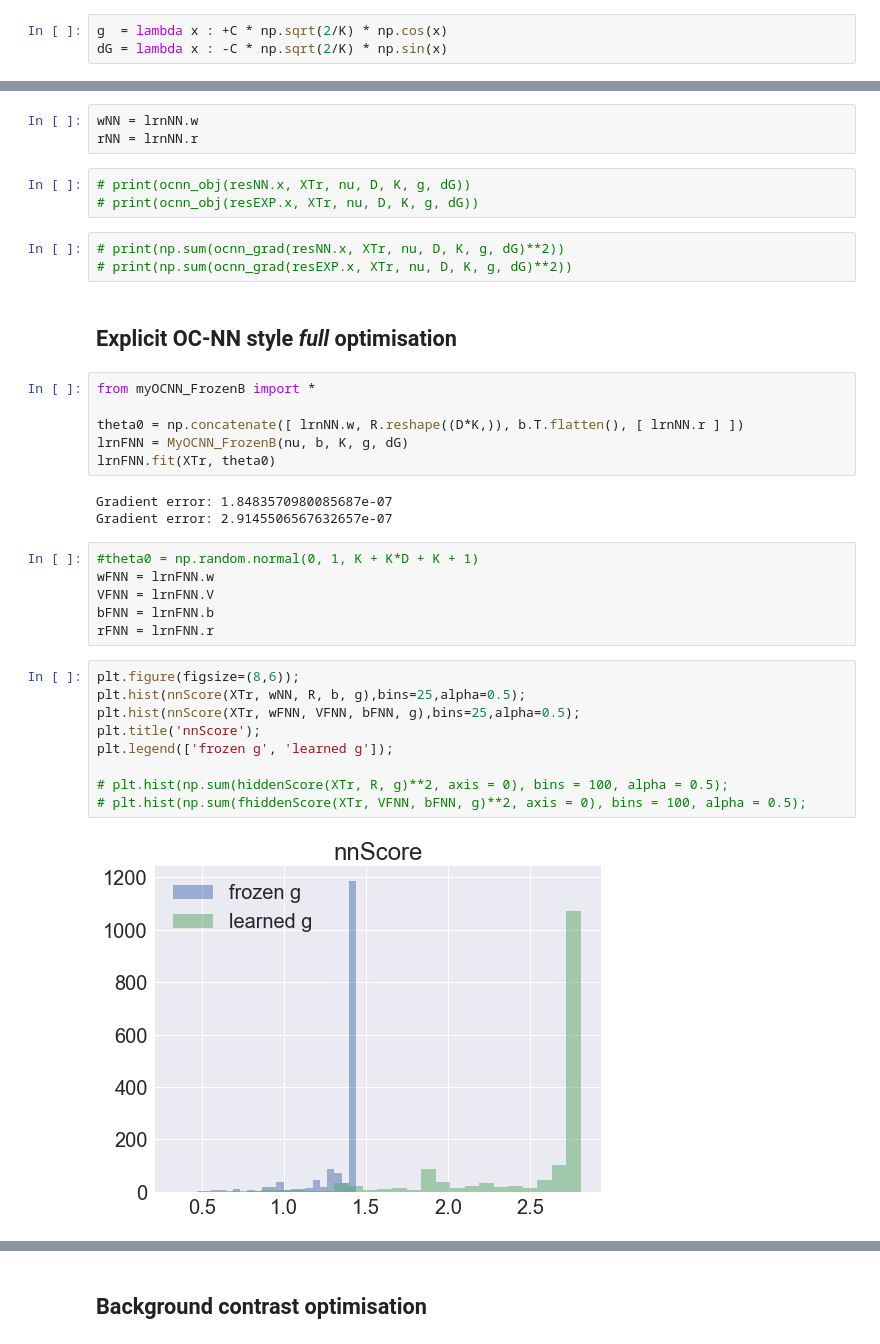
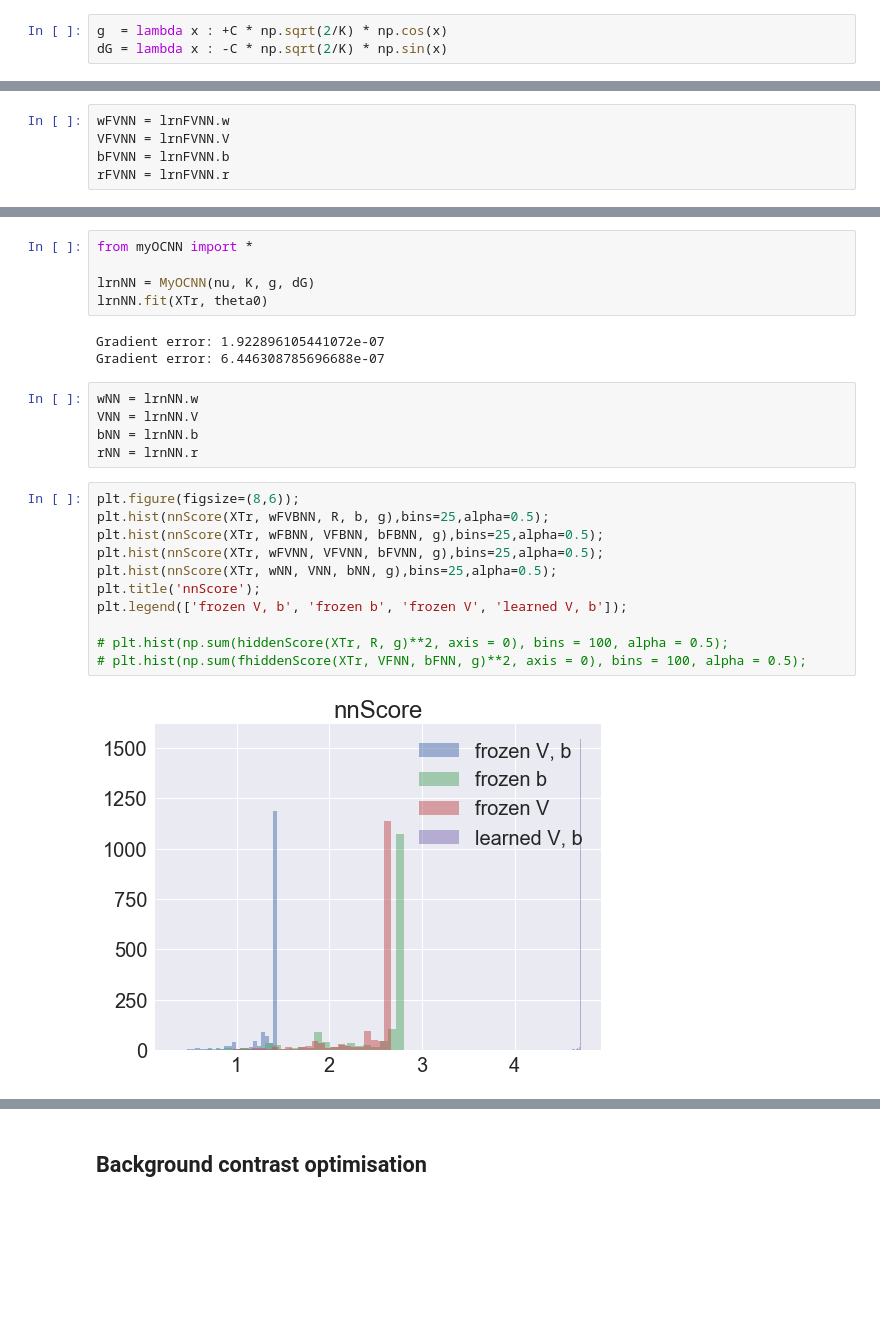
Before and after one commit to raghavchalapathy/sanity_beta_distribution, a Jupyter notebook: Explicit vs sklearn RBF comparison.ipynb, the cells around one changed output, grey strips where cells are left out. Drawn from its saved outputs; the diff is of its cells as text; blank space fills up the shorter version.

```diff
--- a/Explicit vs sklearn RBF comparison.ipynb
+++ b/Explicit vs sklearn RBF comparison.ipynb
@@ -87,0 +113,5 @@ Gradient error: 1.7743679338510183e-07
+# %%
+wFVNN = lrnFVNN.w
+VFVNN = lrnFVNN.V
+bFVNN = lrnFVNN.b
+rFVNN = lrnFVNN.r
@@ -88,37 +120,26 @@ Gradient error: 1.7743679338510183e-07
+# %%
+from myOCNN import *
+
+lrnNN = MyOCNN(nu, K, g, dG)
+lrnNN.fit(XTr, theta0)
+# %% [output]
+Gradient error: 1.922896105441072e-07
+Gradient error: 6.446308785696688e-07
 # %%
 wNN = lrnNN.w
+VNN = lrnNN.V
+bNN = lrnNN.b
 rNN = lrnNN.r
-# %%
-# print(ocnn_obj(resNN.x, XTr, nu, D, K, g, dG))
-# print(ocnn_obj(resEXP.x, XTr, nu, D, K, g, dG))
-# %%
-# print(np.sum(ocnn_grad(resNN.x, XTr, nu, D, K, g, dG)**2))
-# print(np.sum(ocnn_grad(resEXP.x, XTr, nu, D, K, g, dG)**2))
-# %% [markdown]
-## Explicit OC-NN style _full_ optimisation
-# %%
-from myOCNN_FrozenB import *
-
-theta0 = np.concatenate([ lrnNN.w, R.reshape((D*K,)), b.T.flatten(), [ lrnNN.r ] ])
-lrnFNN = MyOCNN_FrozenB(nu, b, K, g, dG)
-lrnFNN.fit(XTr, theta0)
-# %% [output]
-Gradient error: 1.8483570980085687e-07
-Gradient error: 2.9145506567632657e-07
-# %%
-#theta0 = np.random.normal(0, 1, K + K*D + K + 1)
-wFNN = lrnFNN.w
-VFNN = lrnFNN.V
-bFNN = lrnFNN.b
-rFNN = lrnFNN.r
 # %%
 plt.figure(figsize=(8,6));
-plt.hist(nnScore(XTr, wNN, R, b, g),bins=25,alpha=0.5);
-plt.hist(nnScore(XTr, wFNN, VFNN, bFNN, g),bins=25,alpha=0.5);
+plt.hist(nnScore(XTr, wFVBNN, R, b, g),bins=25,alpha=0.5);
+plt.hist(nnScore(XTr, wFBNN, VFBNN, bFBNN, g),bins=25,alpha=0.5);
+plt.hist(nnScore(XTr, wFVNN, VFVNN, bFVNN, g),bins=25,alpha=0.5);
+plt.hist(nnScore(XTr, wNN, VNN, bNN, g),bins=25,alpha=0.5);
 plt.title('nnScore');
-plt.legend(['frozen g', 'learned g']);
+plt.legend(['frozen V, b', 'frozen b', 'frozen V', 'learned V, b']);
 
 # plt.hist(np.sum(hiddenScore(XTr, R, g)**2, axis = 0), bins = 100, alpha = 0.5);
 # plt.hist(np.sum(fhiddenScore(XTr, VFNN, bFNN, g)**2, axis = 0), bins = 100, alpha = 0.5);
 # %% [output]
-[figure, old version]
+[figure, new version]
```
Also changed, not shown: parts of 12 cells of this notebook, 3 other files.
